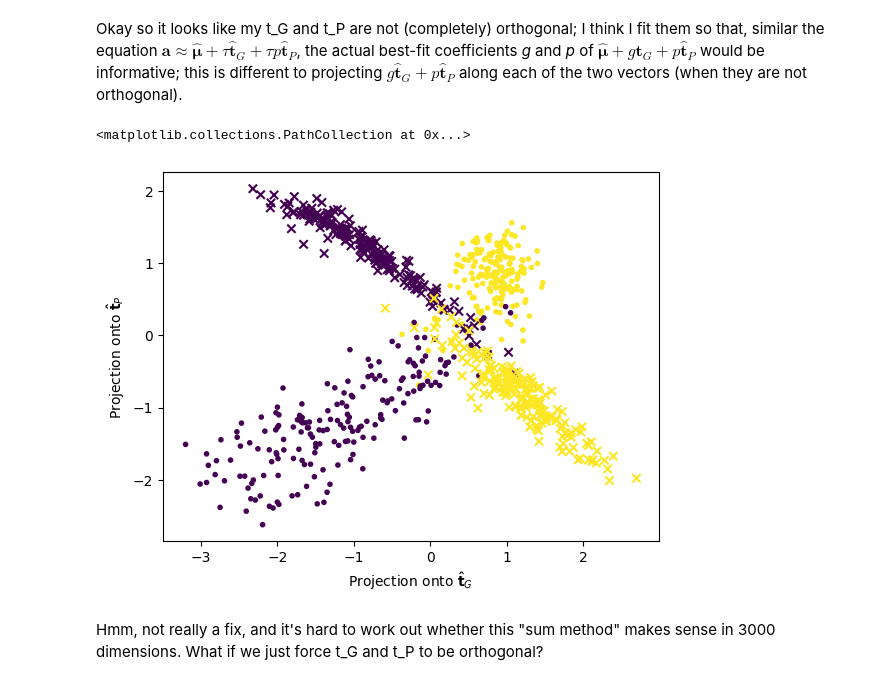
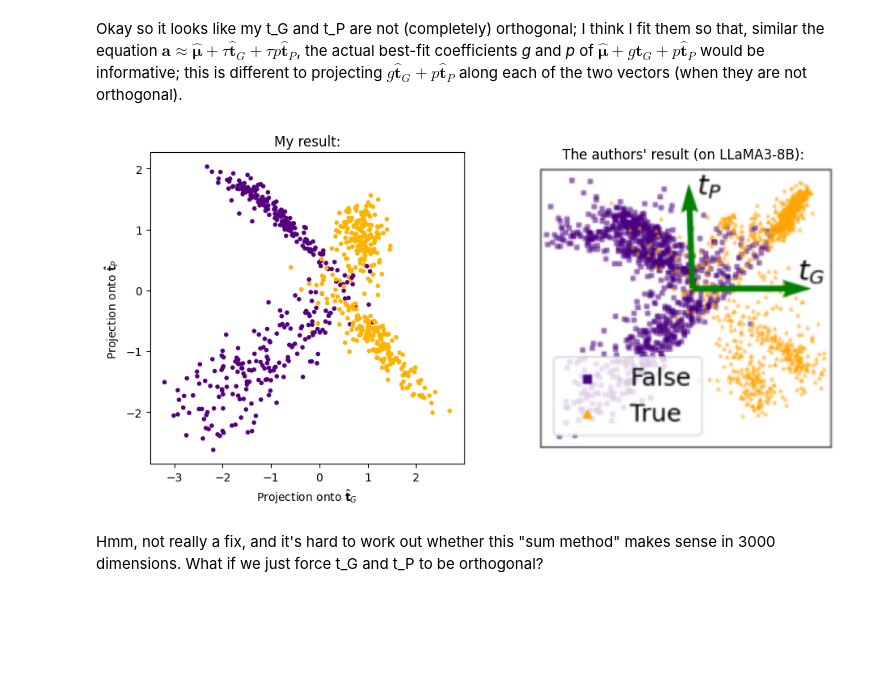
Before and after one commit to JDS289/BaLD4LLM, a Jupyter notebook: proj.ipynb, the cells around one changed output. Saved outputs shown, nothing was run; the diff lists cells and outputs as text; code cells hidden in the pictures; blank space fills up the shorter version.

```diff
--- a/proj.ipynb
+++ b/proj.ipynb
@@ -532,3 +549,34 @@ This takes far too long. I should think about how they got a "closed-form soluti
+# %%
+def plot_projected_states(states_projected_tagged):
+    fig, (ax, ax_other) = plt.subplots(ncols=2, figsize=(11, 5))
+    ax.set_xlabel("Projection onto $\mathbf{\hat{t}}_G$")
+    ax.set_ylabel("Projection onto $\mathbf{\hat{t}}_P$")
+
+    affirmative_states = states_projected_tagged[states_projected_tagged["polarity"]=="affirmative"]
+    negated_states = states_projected_tagged[states_projected_tagged["polarity"]=="negated"]
+
+    for states, marker in [(affirmative_states, "."), (negated_states, "x")]:
+        ax.scatter(states["G_projection"], states["P_Projection"], marker=".", c=np.column_stack([(np.ones(len(states)) + 2*states["actual"].astype(int)) / 3,
+                                                                                                  states["actual"].astype(int) * 0.7,
+                                                                                                  (np.ones(len(states)) - states["actual"].astype(int)) * 0.5]))
+
+    ax.set_title(f"My result:")
+    ax_other.set_title("The authors' result (on LLaMA3-8B):")
+
+    img = mpimg.imread("drive/MyDrive/affirmativeAndNegated2.png")
+    ax_other.imshow(img)
+    ax_other.set_axis_off()
+
+
+
+def plot_separation(results2D, t_G, t_P):
+    mu_hat = np.mean(capitalsResults2D["states"], axis=0)
+    states_projected_tagged = np.array([(np.dot(results["states"]-mu_hat, t_G),
+                                         np.dot(results["states"]-mu_hat, t_P),
+                                         results["actual"], results["polarity"]) for results in results2D],
+                                       dtype=[("G_projection", "f8"), ("P_Projection", "f8"), ("actual", bool), ("polarity", "U11")])
+
+    plot_projected_states(states_projected_tagged)
 # %% [markdown]
 ##simple fitting
 # %% [markdown]
@@ -597,20 +643,11 @@ def fit_coefs(states):
     return tuple(scipy.optimize.minimize(loss, [0, 0]).x)
 
 states_projected_tagged = np.array([fit_coefs(results["states"]) + (results["actual"], results["polarity"]) for results in tqdm(capitalsResults2D)],
-                             dtype=[("G_projection", "f8"), ("P_Projection", "f8"), ("actual", bool), ("polarity", "U11")])
-
-fig, ax = plt.subplots()
-ax.set_xlabel("Projection onto $\mathbf{\hat{t}}_G$")
-ax.set_ylabel("Projection onto $\mathbf{\hat{t}}_P$")
-
-affirmative_states = states_projected_tagged[states_projected_tagged["polarity"]=="affirmative"]
-negated_states = states_projected_tagged[states_projected_tagged["polarity"]=="negated"]
-
-ax.scatter(affirmative_states["G_projection"], affirmative_states["P_Projection"], c=affirmative_states["actual"], marker=".")
-ax.scatter(negated_states["G_projection"], negated_states["P_Projection"], c=negated_states["actual"], marker="x")
+                                   dtype=[("G_projection", "f8"), ("P_Projection", "f8"), ("actual", bool), ("polarity", "U11")])
-# %% [output]
-<matplotlib.collections.PathCollection at 0x...>
-[figure, removed]
+# %%
+plot_projected_states(states_projected_tagged)
+# %% [output]
+[figure, added]
 # %% [markdown]
 Hmm, not really a fix, and it's hard to work out whether this "sum method" makes sense in 3000 dimensions. What if we just force t_G and t_P to be orthogonal?
 # %% [markdown]
```
Also changed, not shown: parts of 31 cells of this notebook.
